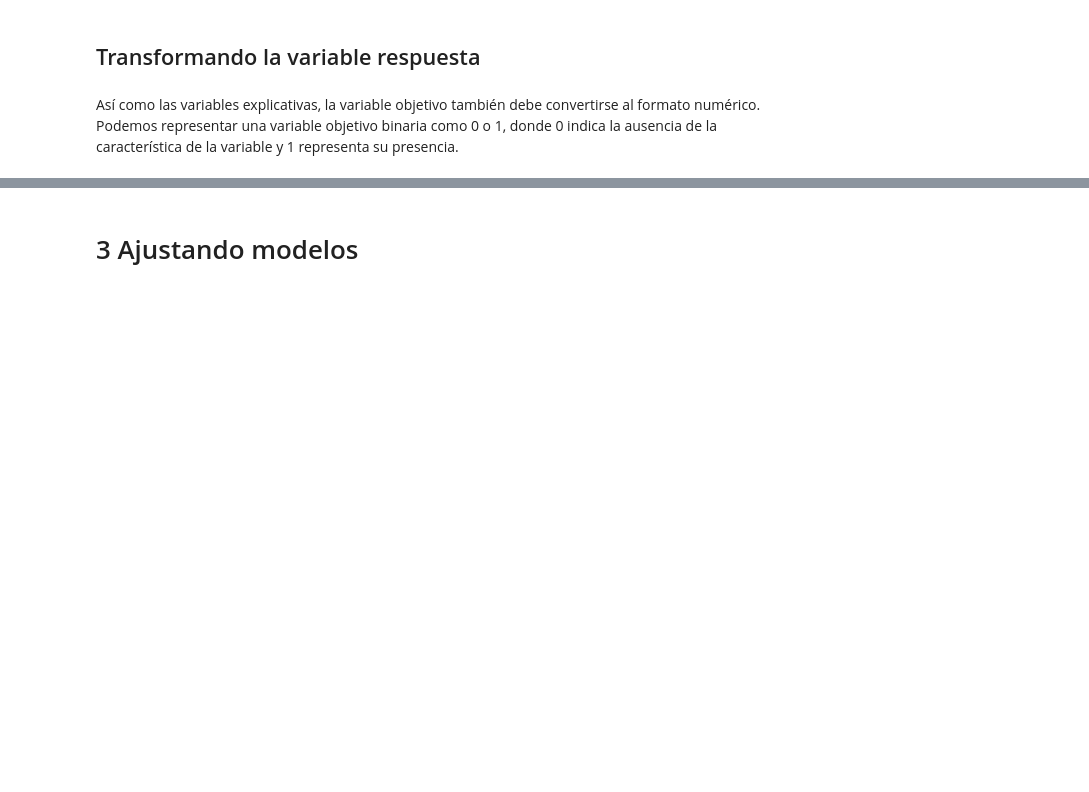
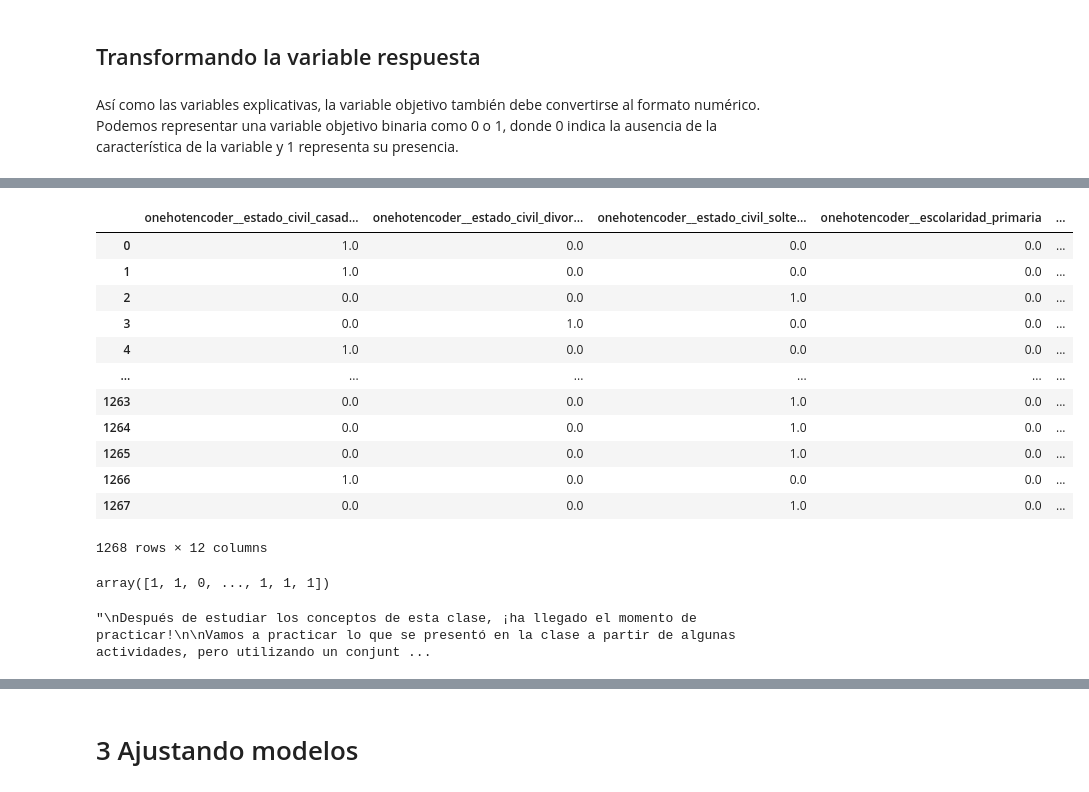
Before and after one commit to cadv1984/portafolio, a Jupyter notebook: Clasificacion_primeros_pasos.ipynb, the cells around one changed output, grey strips where cells are left out. Saved outputs shown, nothing was run; the diff lists cells and outputs as text; code cells hidden in the pictures; blank space fills up the shorter version.

```diff
--- a/Clasificacion_primeros_pasos.ipynb
+++ b/Clasificacion_primeros_pasos.ipynb
@@ -268,0 +272,10 @@ pandas.core.series.Series
+# %%
+columnas = X.columns
+# %%
+one_hot = make_column_transformer(
+    (OneHotEncoder(drop='if_binary'), ['estado_civil','escolaridad','default','prestatario']),
+    remainder='passthrough',
+    sparse_threshold=0,
+    force_int_remainder_cols=False)
+# %%
+X = one_hot.fit_transform(X)
@@ -272,0 +314,16 @@ Así como las variables explicativas, la variable objetivo también debe convert
+# %%
+pd.DataFrame(X,columns=one_hot.get_feature_names_out(columnas))
+# %% [output]
+|  | onehotencoder__estado_civil_casad... | onehotencoder__estado_civil_divor... | onehotencoder__estado_civil_solte... | onehotencoder__escolaridad_primaria | ... |
+| 0 | 1.0 | 0.0 | 0.0 | 0.0 | ... |
+| 1 | 1.0 | 0.0 | 0.0 | 0.0 | ... |
+| 2 | 0.0 | 0.0 | 1.0 | 0.0 | ... |
+| 3 | 0.0 | 1.0 | 0.0 | 0.0 | ... |
+| 4 | 1.0 | 0.0 | 0.0 | 0.0 | ... |
+| ... | ... | ... | ... | ... | ... |
+| 1263 | 0.0 | 0.0 | 1.0 | 0.0 | ... |
+| 1264 | 0.0 | 0.0 | 1.0 | 0.0 | ... |
+| 1265 | 0.0 | 0.0 | 1.0 | 0.0 | ... |
+| 1266 | 1.0 | 0.0 | 0.0 | 0.0 | ... |
+| 1267 | 0.0 | 0.0 | 1.0 | 0.0 | ... |
+1268 rows × 12 columns
@@ -272,0 +336,20 @@ Así como las variables explicativas, la variable objetivo también debe convert
+# %%
+y
+# %% [output]
+array([1, 1, 0, ..., 1, 1, 1])
+# %%
+'''
+Después de estudiar los conceptos de esta clase, ¡ha llegado el momento de practicar!
+
+Vamos a practicar lo que se presentó en la clase a partir de algunas actividades, pero utilizando un conjunto de datos diferente al presentado en la clase. El tema de la base de datos es la de churn de clientes. El churn es una métrica que indica a los clientes que cancelan el servicio en un determinado período de tiempo.
+
+Los desafíos siguen una secuencia de tareas, sirviendo como un proyecto secundario, que se realizará a lo largo de las clases del curso. Para realizar los desafíos, descarga la Base de datos - Desafío.
+
+Para utilizar los datos en los algoritmos de Machine Learning, necesitamos informar cuáles son las variables explicativas y cuál es la variable objetivo. En este desafío, realiza la separación de la base de datos de churn entre las variables explicativas, almacenando en una variable x y la variable objetivo en y.
+Las variables categóricas que están en formato de texto no pueden ser utilizadas directamente en los modelos de Machine Learning. En este desafío, realiza la transformación de las variables categóricas al formato numérico utilizando el OneHotEncoder, utilizando el parámetro drop='if_binary' si alguna variable tiene solo 2 categorías.
+La variable objetivo, como es de tipo categórica, también necesita pasar por un tratamiento similar al de las variables explicativas categóricas para que pueda ser utilizada en los algoritmos. En esta tarea, utiliza el método LabelEncoder para realizar la transformación de la variable churn.
+La búsqueda de la solución a cualquier desafío comienza con la exploración y comprensión profunda del problema. Tómate un tiempo para comprender la necesidad de cada cuestión y desarrolla, con base en tu aprendizaje, las posibles soluciones. Además, recuerda que la práctica constante es la clave para el perfeccionamiento. A medida que aplicas lo que aprendes, los conceptos se solidifican y se convierten en parte de tu conocimiento práctico.
+
+'''
+# %% [output]
+"\nDespués de estudiar los conceptos de esta clase, ¡ha llegado el momento de practicar!\n\nVamos a practicar lo que se presentó en la clase a partir de algunas actividades, pero utilizando un conjunt ...
```
Also changed, not shown: parts of 14 cells of this notebook.
